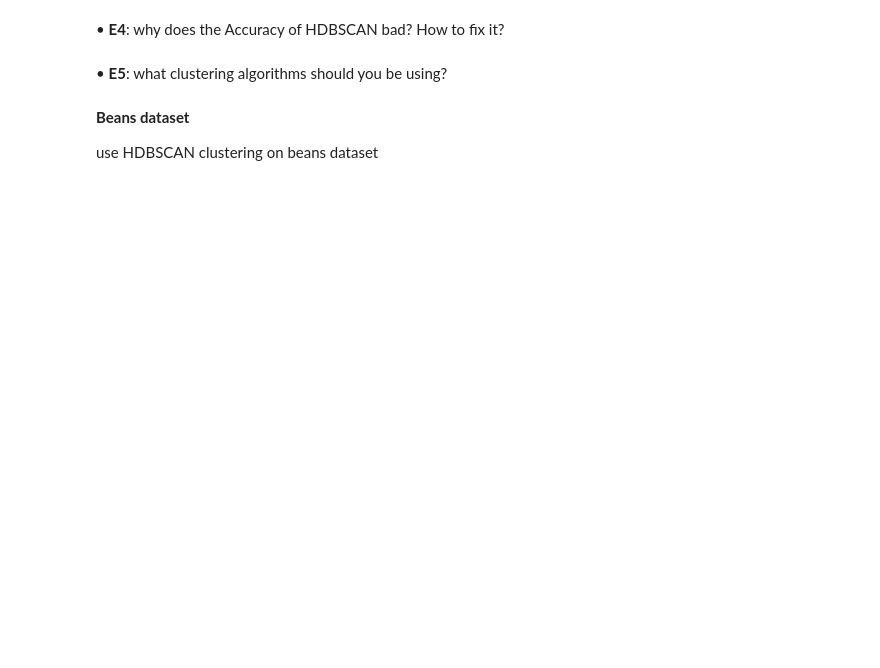
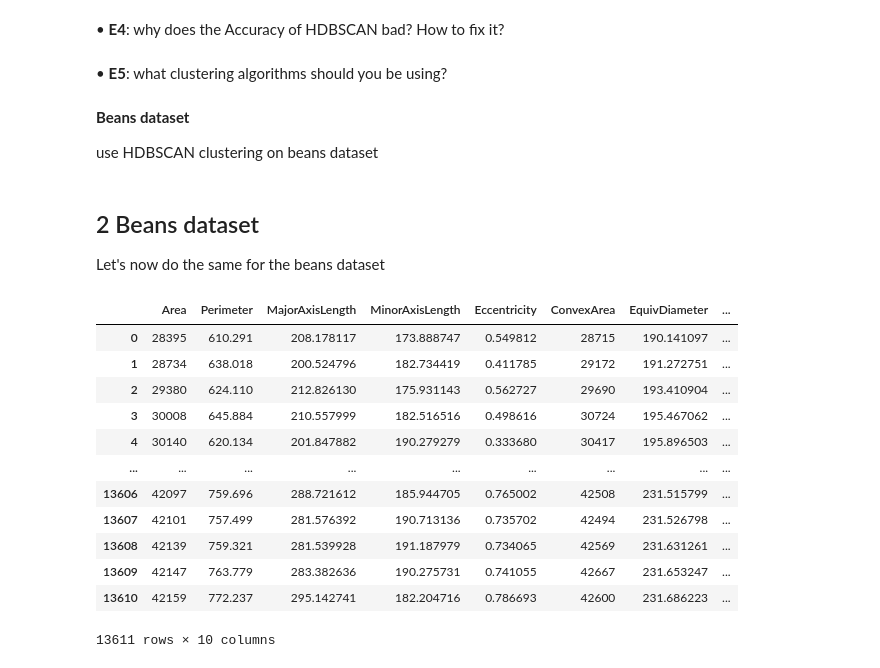
Before and after one commit to jandot/i0p16a, a Jupyter notebook: unsupervised_learning_clustering.ipynb, the cells around one changed output. Cells and saved outputs as stored; diff of their text form; code cells hidden in the pictures; blank space fills up the shorter version.

```diff
--- a/unsupervised_learning_clustering.ipynb
+++ b/unsupervised_learning_clustering.ipynb
@@ -513,3 +476,29 @@ We can see those changes in practice.
 use HDBSCAN clustering on beans dataset
 # %%
 ##your code here
+# %% [markdown]
+## 2 Beans dataset
+Let's now do the same for the beans dataset
+# %%
+df_beans_full = pd.read_csv('http://vda-lab.github.io/assets/Dry_Bean_Dataset.csv')
+
+# Remove the features that are combinations of other features
+df_beans = df_beans_full[['Area','Perimeter','MajorAxisLength','MinorAxisLength','Eccentricity','ConvexArea','EquivDiameter','Extent','Solidity','Class']]
+
+# Take a sample of 500
+# df_beans = df_beans.sample(n=500)
+df_beans
+# %% [output]
+|  | Area | Perimeter | MajorAxisLength | MinorAxisLength | Eccentricity | ConvexArea | EquivDiameter | ... |
+| 0 | 28395 | 610.291 | 208.178117 | 173.888747 | 0.549812 | 28715 | 190.141097 | ... |
+| 1 | 28734 | 638.018 | 200.524796 | 182.734419 | 0.411785 | 29172 | 191.272751 | ... |
+| 2 | 29380 | 624.110 | 212.826130 | 175.931143 | 0.562727 | 29690 | 193.410904 | ... |
+| 3 | 30008 | 645.884 | 210.557999 | 182.516516 | 0.498616 | 30724 | 195.467062 | ... |
+| 4 | 30140 | 620.134 | 201.847882 | 190.279279 | 0.333680 | 30417 | 195.896503 | ... |
+| ... | ... | ... | ... | ... | ... | ... | ... | ... |
+| 13606 | 42097 | 759.696 | 288.721612 | 185.944705 | 0.765002 | 42508 | 231.515799 | ... |
+| 13607 | 42101 | 757.499 | 281.576392 | 190.713136 | 0.735702 | 42494 | 231.526798 | ... |
+| 13608 | 42139 | 759.321 | 281.539928 | 191.187979 | 0.734065 | 42569 | 231.631261 | ... |
+| 13609 | 42147 | 763.779 | 283.382636 | 190.275731 | 0.741055 | 42667 | 231.653247 | ... |
+| 13610 | 42159 | 772.237 | 295.142741 | 182.204716 | 0.786693 | 42600 | 231.686223 | ... |
+13611 rows × 10 columns
```
Also changed, not shown: parts of 44 cells of this notebook.
